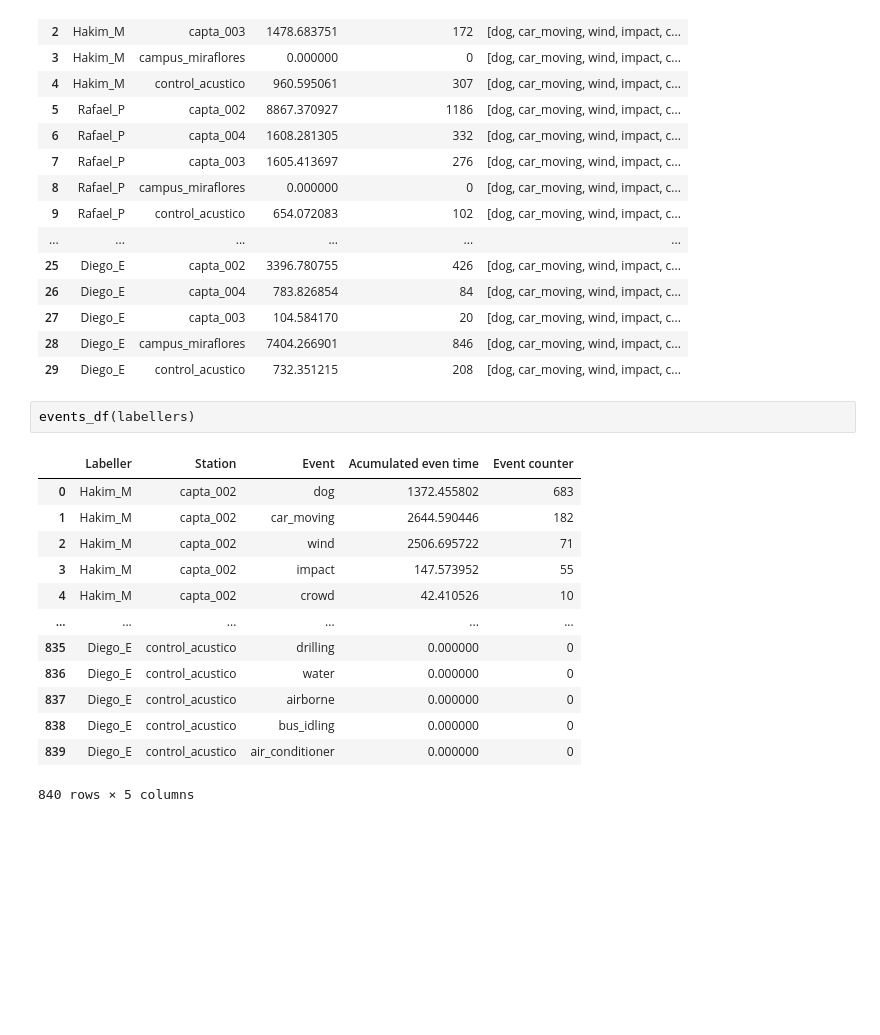
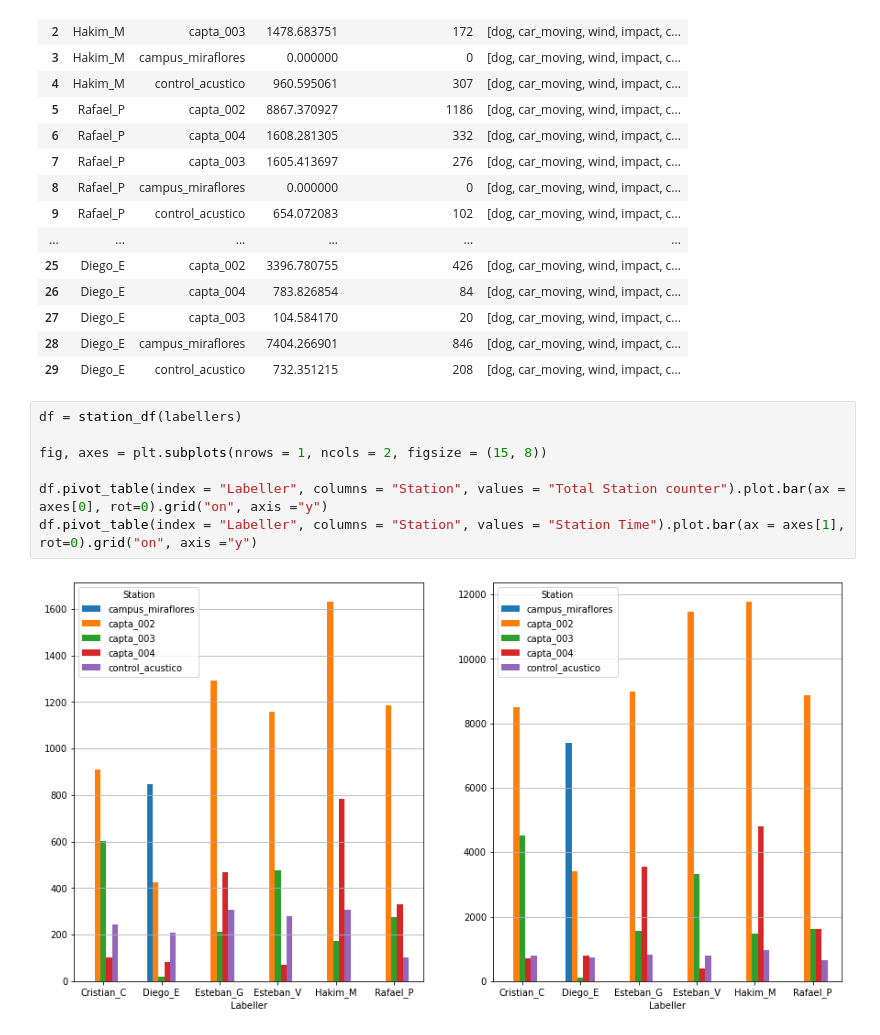
Before and after one commit to JoaquinRMorales/AuMiLAB, a Jupyter notebook: FUSA/Labellers.ipynb, the cells around one changed output. Cells and saved outputs as stored; diff of their text form; blank space fills up the shorter version.

```diff
--- a/FUSA/Labellers.ipynb
+++ b/FUSA/Labellers.ipynb
@@ -262,19 +288,12 @@ station_df(labellers)
 | 27 | Diego_E | capta_003 | 104.584170 | 20 | [dog, car_moving, wind, impact, c... |
 | 28 | Diego_E | campus_miraflores | 7404.266901 | 846 | [dog, car_moving, wind, impact, c... |
 | 29 | Diego_E | control_acustico | 732.351215 | 208 | [dog, car_moving, wind, impact, c... |
-# %%
-events_df(labellers)
-# %% [output]
-|  | Labeller | Station | Event | Acumulated even time | Event counter |
-| 0 | Hakim_M | capta_002 | dog | 1372.455802 | 683 |
-| 1 | Hakim_M | capta_002 | car_moving | 2644.590446 | 182 |
-| 2 | Hakim_M | capta_002 | wind | 2506.695722 | 71 |
-| 3 | Hakim_M | capta_002 | impact | 147.573952 | 55 |
-| 4 | Hakim_M | capta_002 | crowd | 42.410526 | 10 |
-| ... | ... | ... | ... | ... | ... |
-| 835 | Diego_E | control_acustico | drilling | 0.000000 | 0 |
-| 836 | Diego_E | control_acustico | water | 0.000000 | 0 |
-| 837 | Diego_E | control_acustico | airborne | 0.000000 | 0 |
-| 838 | Diego_E | control_acustico | bus_idling | 0.000000 | 0 |
-| 839 | Diego_E | control_acustico | air_conditioner | 0.000000 | 0 |
-840 rows × 5 columns
+# %%
+df = station_df(labellers)
+
+fig, axes = plt.subplots(nrows = 1, ncols = 2, figsize = (15, 8))
+
+df.pivot_table(index = "Labeller", columns = "Station", values = "Total Station counter").plot.bar(ax = axes[0], rot=0).grid("on", axis ="y")
+df.pivot_table(index = "Labeller", columns = "Station", values = "Station Time").plot.bar(ax = axes[1], rot=0).grid("on", axis ="y")
+# %% [output]
+[figure, added]
```
Also changed, not shown: parts of 7 cells of this notebook.
